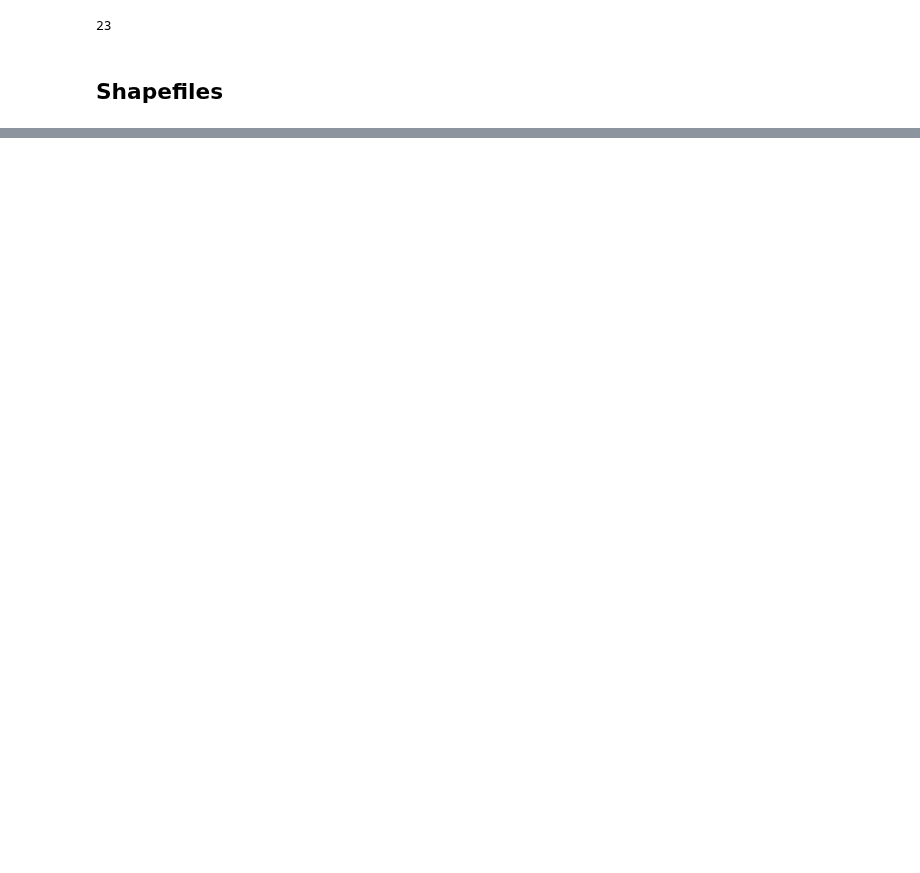
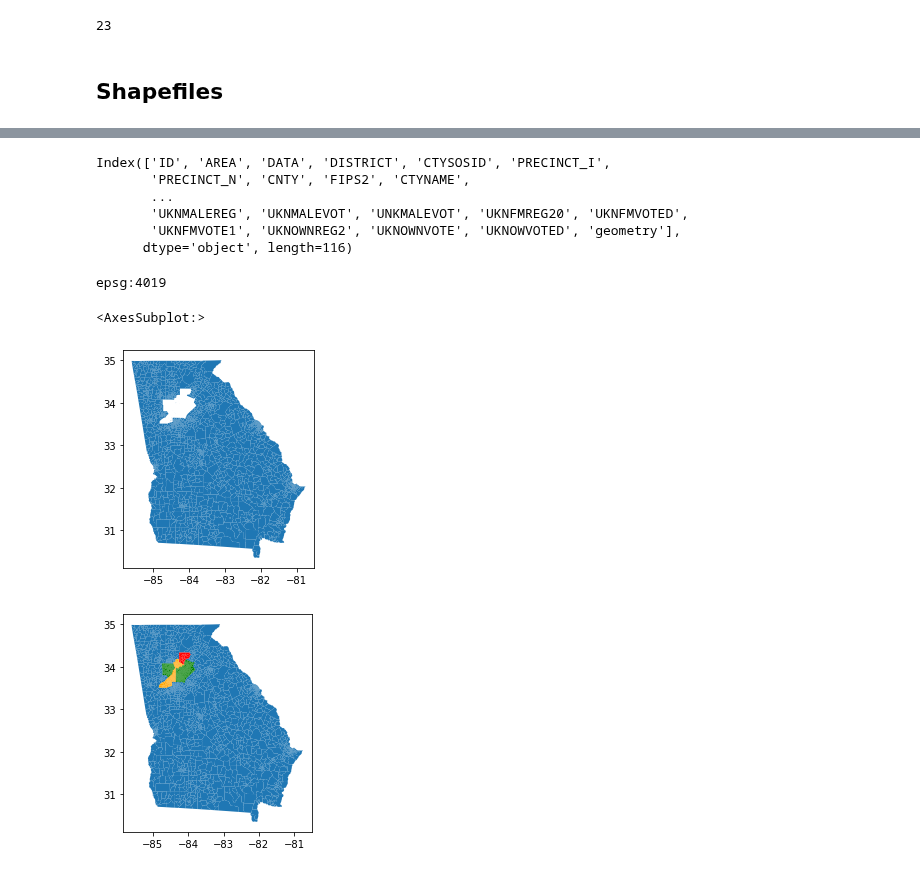
Before and after one commit to nonpartisan-redistricting-datahub/pdv-ga, a Jupyter notebook: vest-ga-2020/vest-ga-2020-validation.ipynb, the cells around one changed output, grey strips where cells are left out. Cells and saved outputs as stored; diff of their text form; code cells hidden in the pictures; blank space fills up the shorter version.

```diff
--- a/vest-ga-2020/vest-ga-2020-validation.ipynb
+++ b/vest-ga-2020/vest-ga-2020-validation.ipynb
@@ -534,0 +619,4 @@ print(len(empty_precincts))
+# %%
+shapefiles_fulton = gp.read_file("./raw-from-source/Shapefiles/Fulton/Voting_Precincts/Voting_Precincts.shp")
+# %%
+shapefiles_forsyth  = gp.read_file("./raw-from-source/Shapefiles/Forsyth/Voting_Precinct-shp/Voting_Precinct.shp")
@@ -534,0 +646,37 @@ print(len(empty_precincts))
+# %%
+print(shapefiles_state.columns)
+# %% [output]
+Index(['ID', 'AREA', 'DATA', 'DISTRICT', 'CTYSOSID', 'PRECINCT_I',
+       'PRECINCT_N', 'CNTY', 'FIPS2', 'CTYNAME',
+       ...
+       'UKNMALEREG', 'UKNMALEVOT', 'UNKMALEVOT', 'UKNFMREG20', 'UKNFMVOTED',
+       'UKNFMVOTE1', 'UKNOWNREG2', 'UKNOWNVOTE', 'UKNOWVOTED', 'geometry'],
+      dtype='object', length=116)
+# %%
+#Cobb, Gwinnett and DeKalb
+"13135","13067","13089"
+
+#Fulton and Forsyth
+"13121","13117"
+
+filter_list = ["135","067","089","121","117"]
+
+shapefiles_state = shapefiles_state[~shapefiles_state["FIPS2"].isin(filter_list)]
+# %%
+print(vest_ga_20.crs)
+
+shapefiles_forsyth = shapefiles_forsyth.to_crs(4019)
+shapefiles_fulton = shapefiles_fulton.to_crs(4019)
+shapefiles_census = shapefiles_census.to_crs(4019)
+
+shapefiles_state.plot()
+
+ax = shapefiles_state.plot()
+shapefiles_forsyth.plot(ax = ax,color="red")
+shapefiles_fulton.plot(ax = ax,color="orange")
+shapefiles_census.plot(ax = ax,color="green")
+# %% [output]
+epsg:4019
+<AxesSubplot:>
+[figure, added]
+[figure, added]
```
Also changed, not shown: parts of 33 cells of this notebook.
